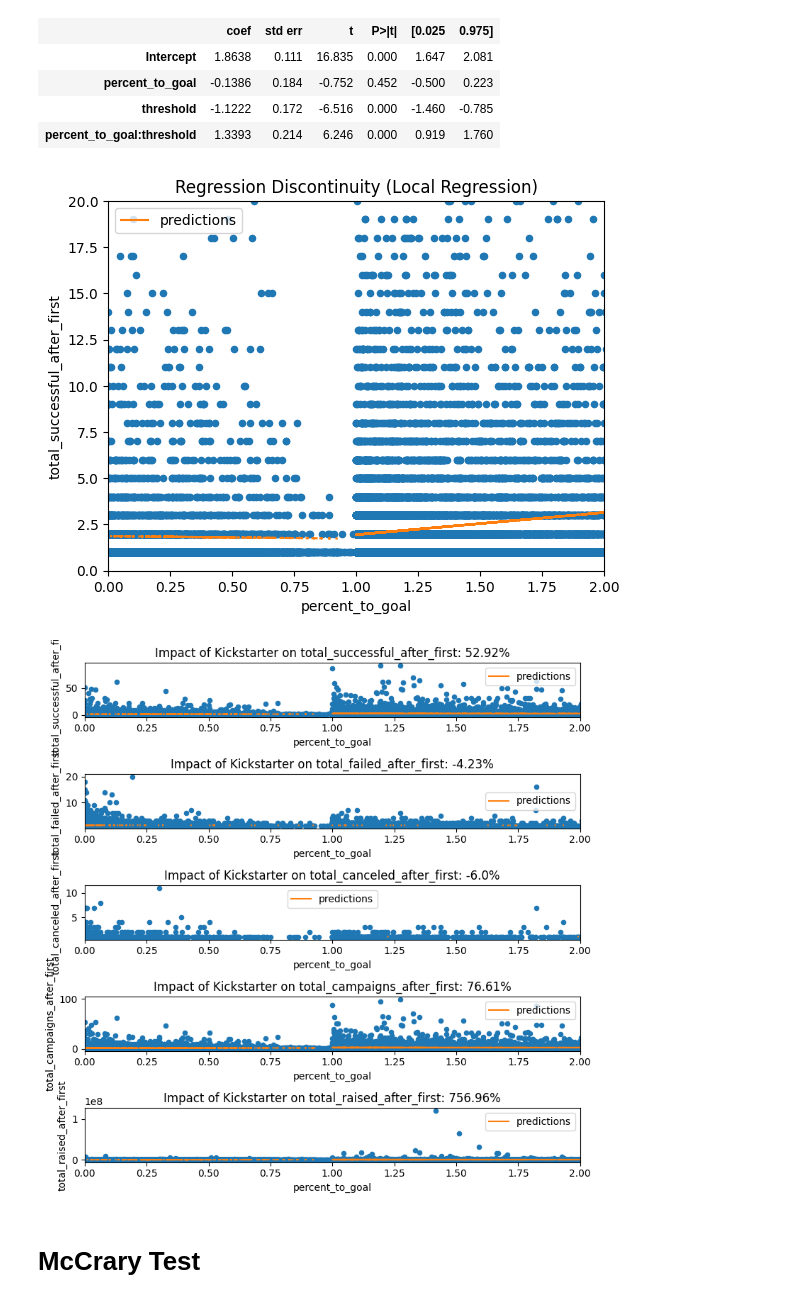
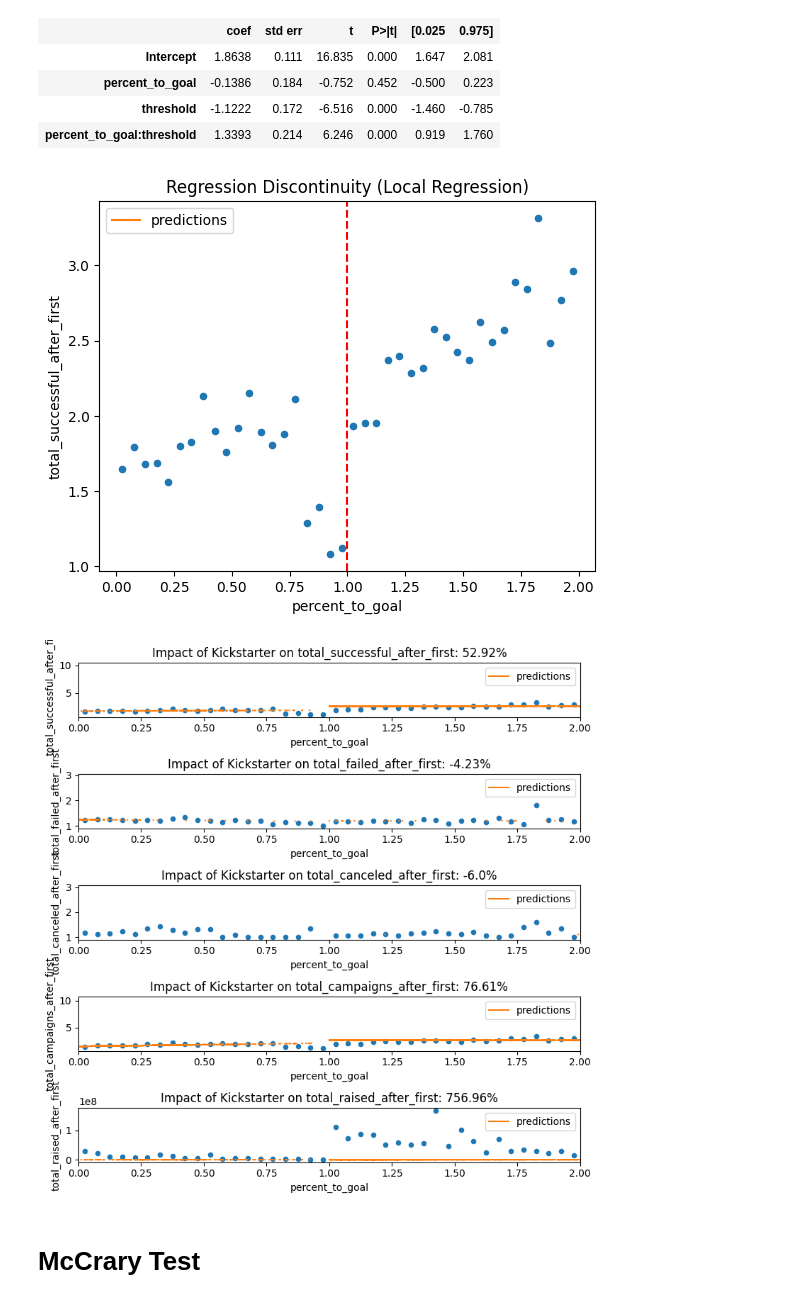
Before and after one commit to sahilpatil98/kickstarter-JMP, a Jupyter notebook: data-analysis/analysis.ipynb, the cells around one changed output. Saved outputs shown, nothing was run; the diff lists cells and outputs as text; code cells hidden in the pictures.

```diff
--- a/data-analysis/analysis.ipynb
+++ b/data-analysis/analysis.ipynb
@@ -70,10 +127,7 @@ Plot the density near the discontinuity
 # %%
 # Plot percent to goal on x axis and total number of projects on y axis
-plotting_df = df.copy()
-plotting_df = plotting_df[plotting_df['percent_to_goal'] < 2]
-
 plt.figure(figsize=(10,6))
 plt.xlim(0, 2)
-sns.histplot(data=plotting_df, x='percent_to_goal')
+sns.histplot(data=plotting_df, x='percent_to_goal', weights = 'n_obs')
 # %% [output]
 <Axes: xlabel='percent_to_goal', ylabel='Count'>
@@ -134,6 +185,7 @@ plt.show()
 # %% [markdown]
 # Discontinuity Analysis
 # %%
-rdd_df = df.assign(threshold = (df['percent_to_goal'] > 1).astype(int)).sort_values('percent_to_goal')
+rdd_df = df.assign(threshold = (df['percent_to_goal'] > 1).astype(int)).sort_values('percent_to_goal').reset_index(drop=True)
+rdd_df['percent_to_goal*threshold'] = rdd_df['percent_to_goal'] * rdd_df['threshold']
 # %% [markdown]
 Naive Model
@@ -180,19 +240,18 @@ model.summary().tables[1]
 | threshold | -1.1222 | 0.172 | -6.516 | 0.000 | -1.460 | -0.785 |
 | percent_to_goal:threshold | 1.3393 | 0.214 | 6.246 | 0.000 | 0.919 | 1.760 |
 # %%
-ax = rdd_df.plot.scatter(x="percent_to_goal", y="total_successful_after_first", color="C0")
-rdd_df.assign(predictions=model.fittedvalues).plot(x="percent_to_goal", y="predictions", ax=ax, color="C1")
-plt.xlim(0, 2)
-plt.ylim(0, 20)
+ax = plotting_df.plot.scatter(x="percent_to_goal", y="total_successful_after_first", color="C0")
+plotting_df.assign(predictions=model.fittedvalues).plot(x="percent_to_goal", y="predictions", ax=ax, color="C1")
+plt.axvline(x=1, color="red", linestyle="--")
 plt.title("Regression Discontinuity (Local Regression)");
 # %% [output]
-[figure, old version]
+[figure, new version]
 # %%
 plt.figure(figsize=(8,8))
 
 for p, cause in enumerate(["total_successful_after_first", "total_failed_after_first", "total_canceled_after_first", "total_campaigns_after_first", "total_raised_after_first"], 1):
     ax = plt.subplot(5,1,p)
-    rdd_df.plot.scatter(x="percent_to_goal", y=cause, ax=ax)
+    plotting_df.plot.scatter(x="percent_to_goal", y=cause, ax=ax)
     plt.xlim(0, 2)
 
     m = smf.wls(f"{cause}~percent_to_goal*threshold", rdd_df).fit()
@@ -202,7 +261,7 @@ for p, cause in enumerate(["total_successful_after_first", "total_failed_after_f
 
 plt.tight_layout()
 # %% [output]
-[figure, old version]
+[figure, new version]
 # %% [markdown]
 # McCrary Test
 # %%
```
Also changed, not shown: parts of 26 cells of this notebook.
